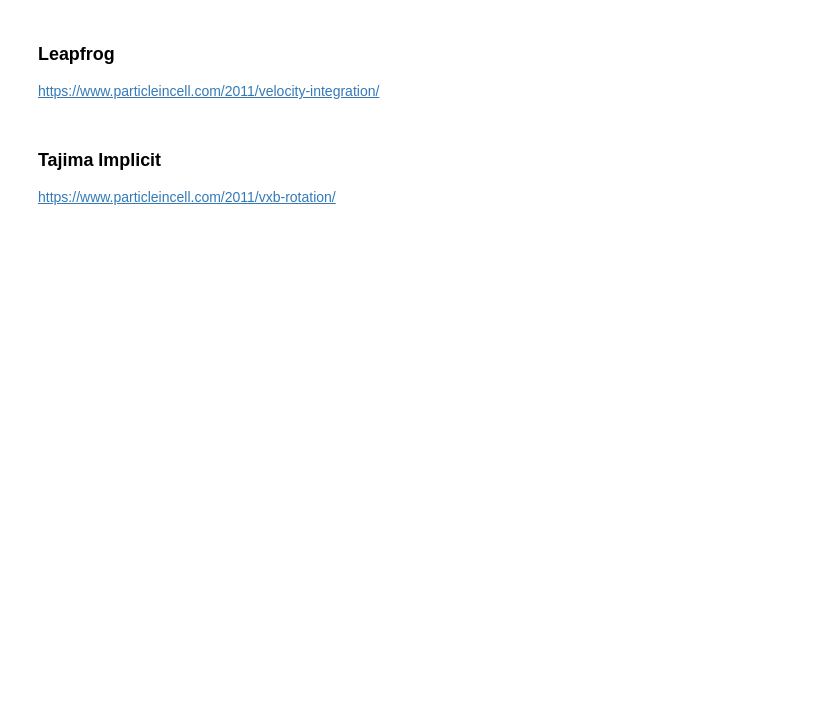
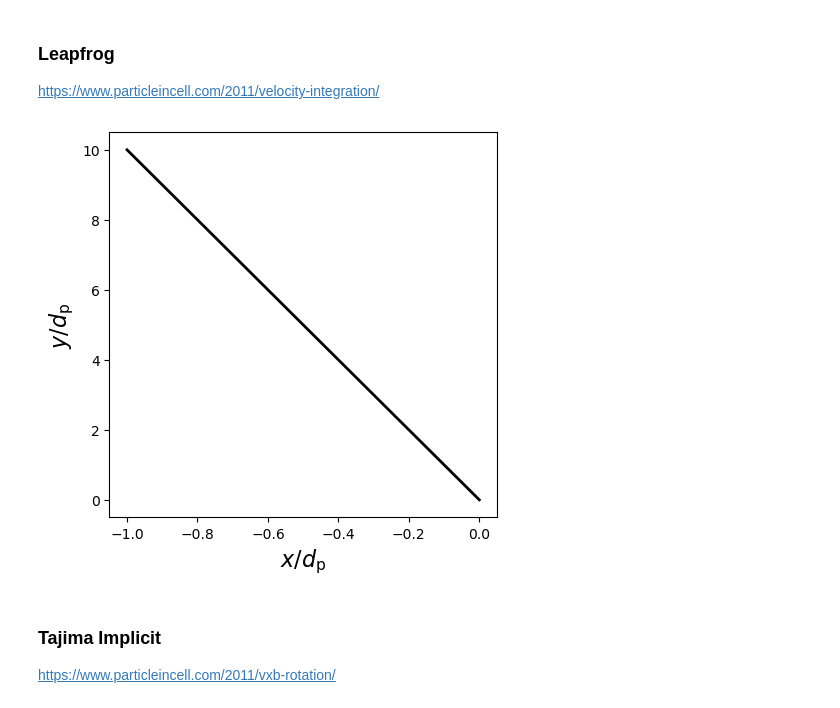
Before and after one commit to nathanchenseanwalter/plasmapic, a Jupyter notebook: integration.ipynb, the cells around one changed output. Saved outputs shown, nothing was run; the diff lists cells and outputs as text; code cells hidden in the pictures; blank space fills up the shorter version.

```diff
--- a/integration.ipynb
+++ b/integration.ipynb
@@ -56,7 +71,7 @@ def rk4(x, v, a, dt):
 https://www.particleincell.com/2011/velocity-integration/
 # %%
 def EvalE(x):
-    pass
+    return E
 # %%
 for time in range(duration):
     # move velocity back by 0.5dt
@@ -67,6 +82,18 @@ for time in range(duration):
     E = EvalE(x);
     v = v + charge/mass*E*dt;
     x = x + v*dt;
+    X[i] = x
+    V[i] = v
+# %%
+plt.figure(figsize=(5,5))
+
+plt.plot(X[:,0],X[:,1],'k',linewidth=2.0);
+plt.xlabel(r'$x/d_{\rm p}$',fontsize=16)
+plt.ylabel(r'$y/d_{\rm p}$',fontsize=16)
+
+plt.show()
+# %% [output]
+[figure, added]
 # %% [markdown]
 ### Tajima Implicit
 https://www.particleincell.com/2011/vxb-rotation/
```
Also changed, not shown: parts of 8 cells of this notebook.
